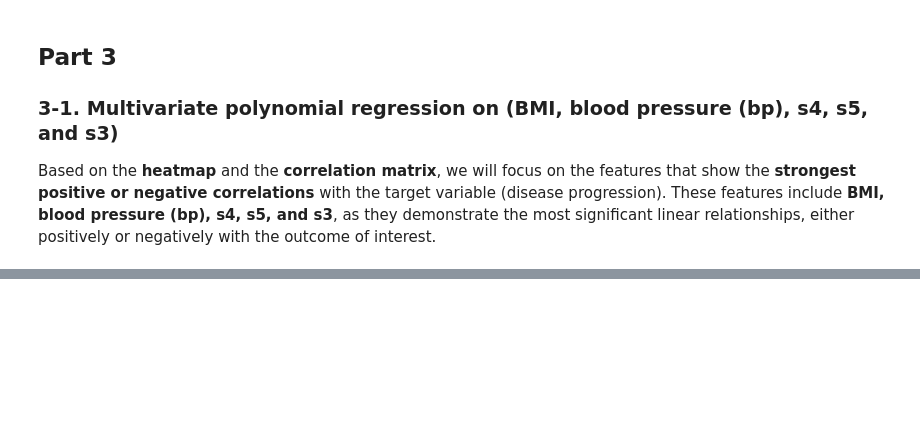
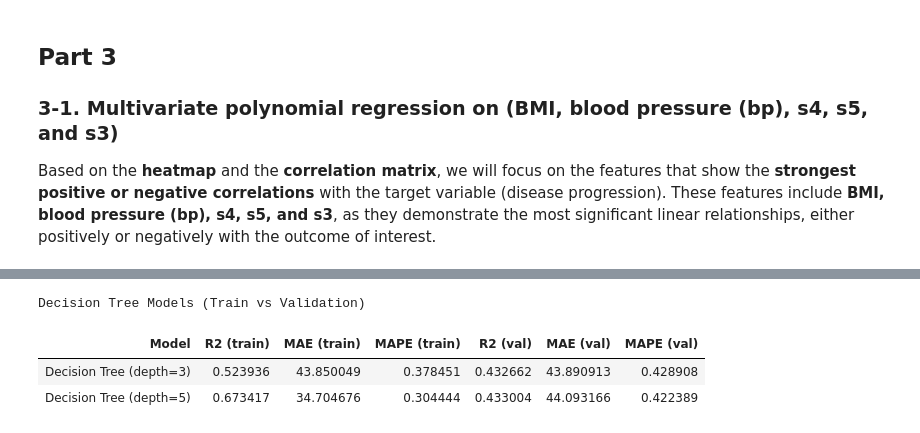
Before and after one commit to HaysamAmin/MLframework, a Jupyter notebook: Lab2/Lab2.ipynb, the cells around one changed output, grey strips where cells are left out. Cells and saved outputs as stored; diff of their text form; code cells hidden in the pictures; blank space fills up the shorter version.

```diff
--- a/Lab2/Lab2.ipynb
+++ b/Lab2/Lab2.ipynb
@@ -541,0 +552,43 @@ Multivariate Polynomial Regression (Validation Set)
+# %%
+#################################################################################################
+#                                Decision Tree Regression                                       #
+#################################################################################################
+
+# Store results
+tree_results = []
+
+# Define two tree depths to try
+for depth in [3, 5]:
+    # Create and train decision tree
+    model = DecisionTreeRegressor(max_depth=depth, random_state=42)
+    model.fit(X_train_sel, y_train)
+
+    # Predict on training and validation sets
+    y_train_pred = model.predict(X_train_sel)
+    y_val_pred = model.predict(X_val_sel)
+
+    # Evaluate and store results
+    tree_results.append({
+        'Model': f'Decision Tree (depth={depth})',
+        'R2 (train)': r2_score(y_train, y_train_pred),
+        'MAE (train)': mean_absolute_error(y_train, y_train_pred),
+        'MAPE (train)': mean_absolute_percentage_error(y_train, y_train_pred),
+        'R2 (val)': r2_score(y_val, y_val_pred),
+        'MAE (val)': mean_absolute_error(y_val, y_val_pred),
+        'MAPE (val)': mean_absolute_percentage_error(y_val, y_val_pred),
+    })
+
+# Convert to DataFrame
+tree_df = pd.DataFrame(tree_results)
+
+# Display styled table
+tree_df.style.hide(axis="index").set_caption(
+    "<h3>Decision Tree Models (Train vs Validation)</h3>"
+).set_table_attributes(
+    'style="width: 75%; border: 2px solid black; background-color: #e6ffe6; margin: auto;"'
+)
+# %% [output]
+Decision Tree Models (Train vs Validation)
+| Model | R2 (train) | MAE (train) | MAPE (train) | R2 (val) | MAE (val) | MAPE (val) |
+| Decision Tree (depth=3) | 0.523936 | 43.850049 | 0.378451 | 0.432662 | 43.890913 | 0.428908 |
+| Decision Tree (depth=5) | 0.673417 | 34.704676 | 0.304444 | 0.433004 | 44.093166 | 0.422389 |
```
Also changed, not shown: parts of 10 cells of this notebook, 1 other file.
